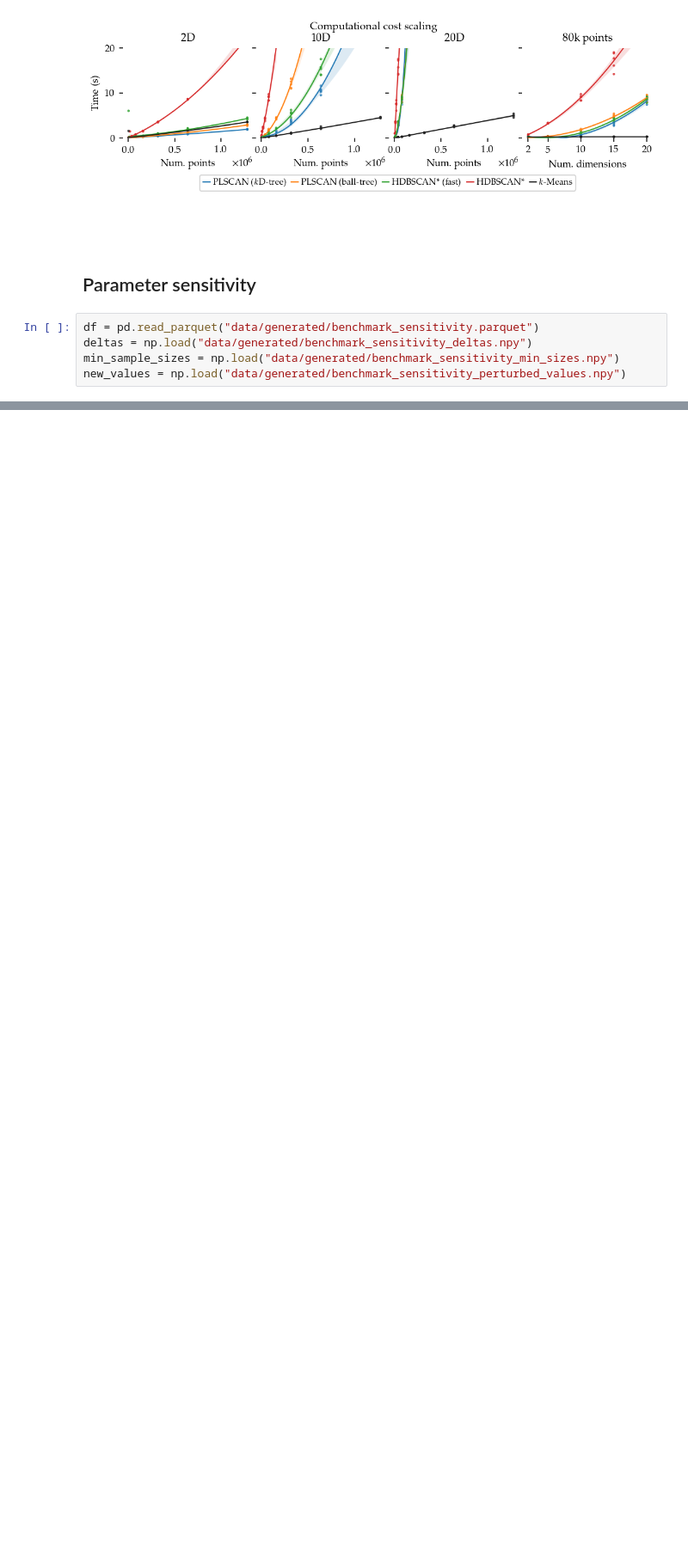
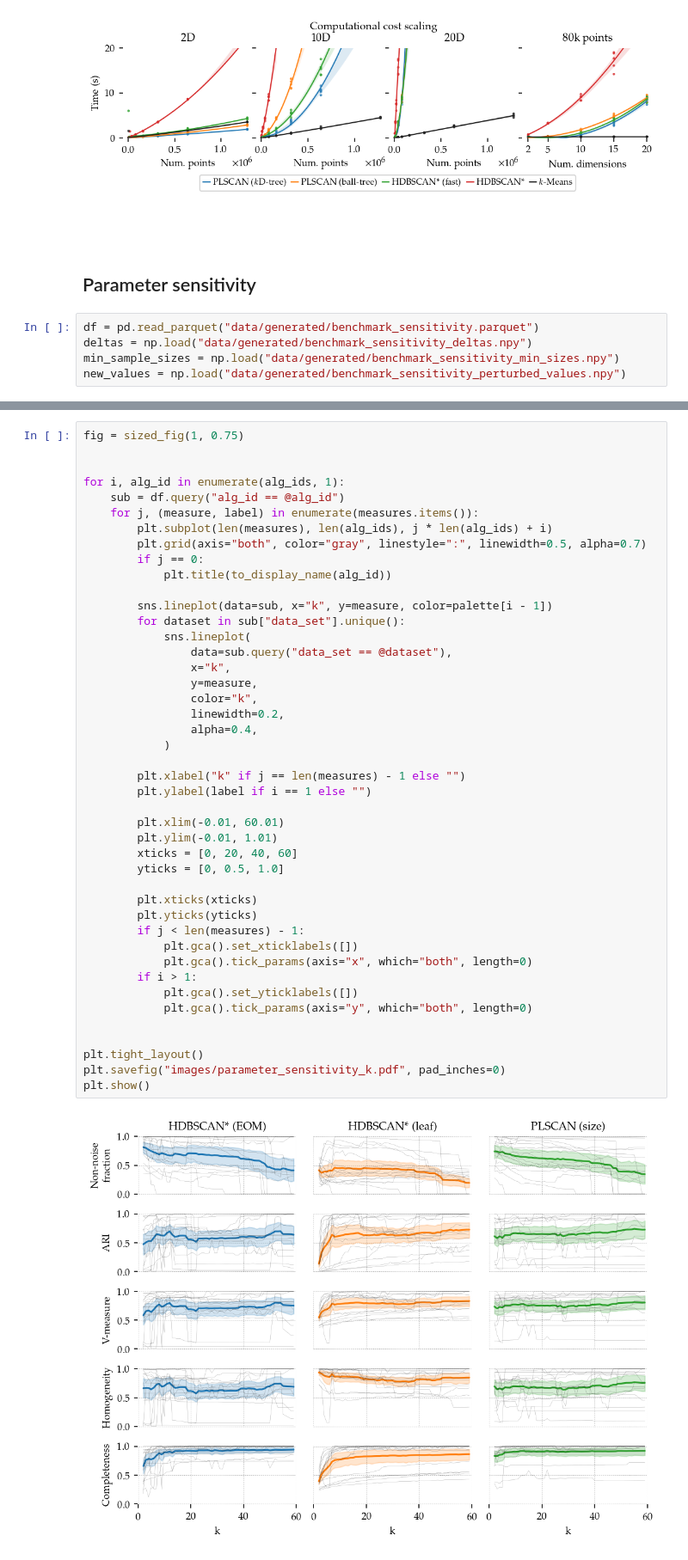
Before and after one commit to JelmerBot/fast_plscan, a Jupyter notebook: docs/_paper_figures.ipynb, the cells around one changed output, grey strips where cells are left out. Shown at 86% size. Saved outputs shown, nothing was run; the diff lists cells and outputs as text; blank space fills up the shorter version.

```diff
--- a/docs/_paper_figures.ipynb
+++ b/docs/_paper_figures.ipynb
@@ -990,0 +743,46 @@ plt.show()
+# %%
+fig = sized_fig(1, 0.75)
+
+
+for i, alg_id in enumerate(alg_ids, 1):
+    sub = df.query("alg_id == @alg_id")
+    for j, (measure, label) in enumerate(measures.items()):
+        plt.subplot(len(measures), len(alg_ids), j * len(alg_ids) + i)
+        plt.grid(axis="both", color="gray", linestyle=":", linewidth=0.5, alpha=0.7)
+        if j == 0:
+            plt.title(to_display_name(alg_id))
+
+        sns.lineplot(data=sub, x="k", y=measure, color=palette[i - 1])
+        for dataset in sub["data_set"].unique():
+            sns.lineplot(
+                data=sub.query("data_set == @dataset"),
+                x="k",
+                y=measure,
+                color="k",
+                linewidth=0.2,
+                alpha=0.4,
+            )
+
+        plt.xlabel("k" if j == len(measures) - 1 else "")
+        plt.ylabel(label if i == 1 else "")
+
+        plt.xlim(-0.01, 60.01)
+        plt.ylim(-0.01, 1.01)
+        xticks = [0, 20, 40, 60]
+        yticks = [0, 0.5, 1.0]
+
+        plt.xticks(xticks)
+        plt.yticks(yticks)
+        if j < len(measures) - 1:
+            plt.gca().set_xticklabels([])
+            plt.gca().tick_params(axis="x", which="both", length=0)
+        if i > 1:
+            plt.gca().set_yticklabels([])
+            plt.gca().tick_params(axis="y", which="both", length=0)
+
+
+plt.tight_layout()
+plt.savefig("images/parameter_sensitivity_k.pdf", pad_inches=0)
+plt.show()
+# %% [output]
+[figure, added]
```
Also changed, not shown: parts of 18 cells of this notebook, 36 other files.
